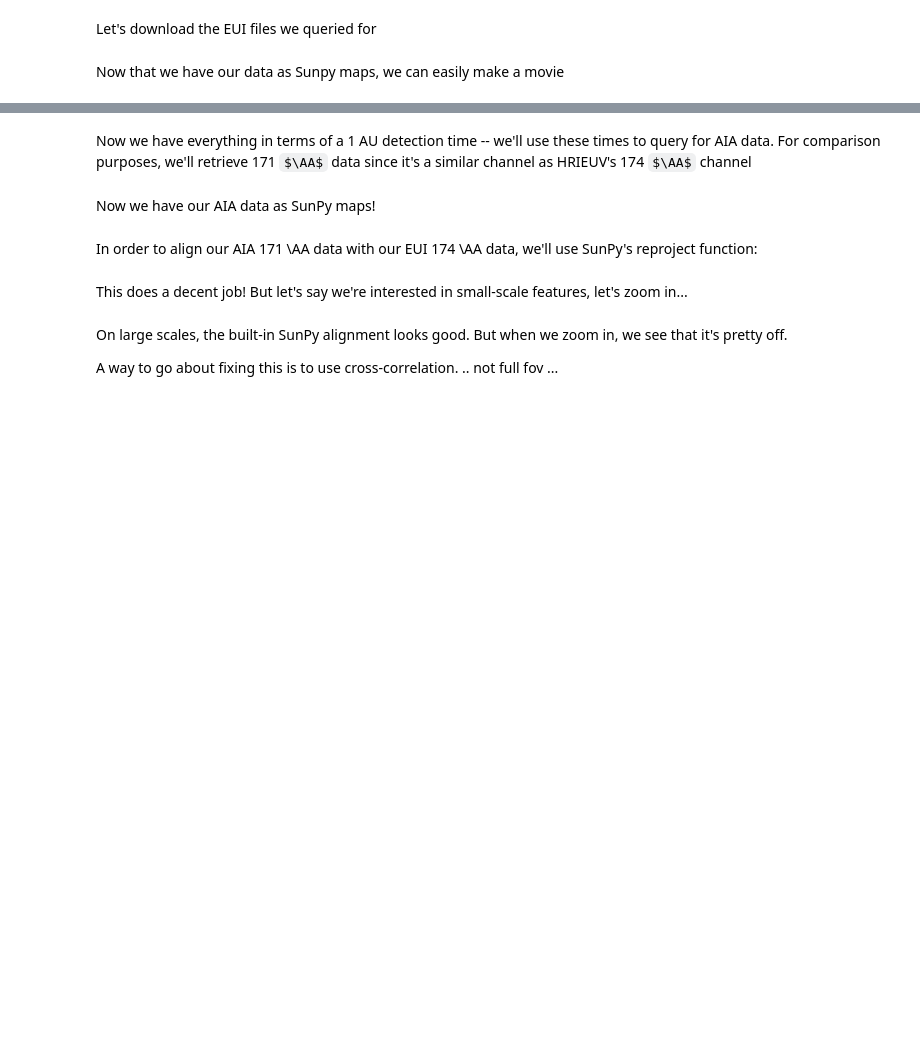
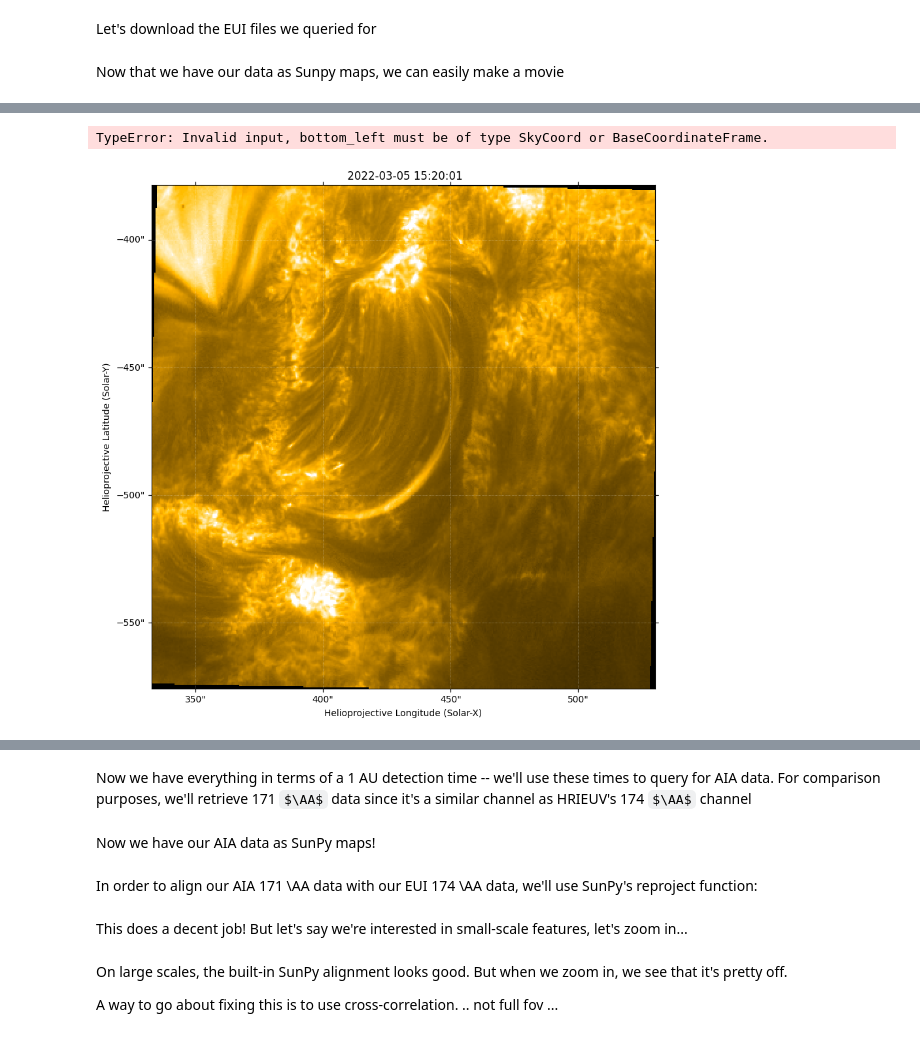
Before and after one commit to aylaweitz/SDO-EUI-mini-workshop, a Jupyter notebook: tutorial.ipynb, the cells around one changed output, grey strips where cells are left out. Saved outputs shown, nothing was run; the diff lists cells and outputs as text; code cells hidden in the pictures; some formulas as TeX source; blank space fills up the shorter version.

```diff
--- a/tutorial.ipynb
+++ b/tutorial.ipynb
@@ -72,0 +172,10 @@ Now let's bring in AIA data! Before downloading, we have to consider the fact th
+# %%
+rotated_maps = []
+
+for one_map in tqdm(eui_seq_submaps[0:]): # skip first one that will be our reference
+
+    new_map = correct_diff_rot(one_map, eui_seq_submaps[0])
+
+    rotated_maps.append(new_map)
+
+rotated_seq = sunpy.map.Map(rotated_maps, sequence=True)
@@ -72,0 +194,20 @@ Now let's bring in AIA data! Before downloading, we have to consider the fact th
+# %%
+first_map = rotated_seq[0]
+
+ax = fig.add_subplot(projection=first_map)
+first_map.plot()
+
+rectangle = [100*u.pixel, 100*u.pixel]
+
+first_map.draw_quadrangle(
+    rectangle,
+    axes=ax,
+    edgecolor="red",
+    linestyle="--",
+    linewidth=2,
+)
+
+plt.show()
+# %% [output]
+TypeError: Invalid input, bottom_left must be of type SkyCoord or BaseCoordinateFrame.
+[figure, added]
```
Also changed, not shown: parts of 35 cells of this notebook.
